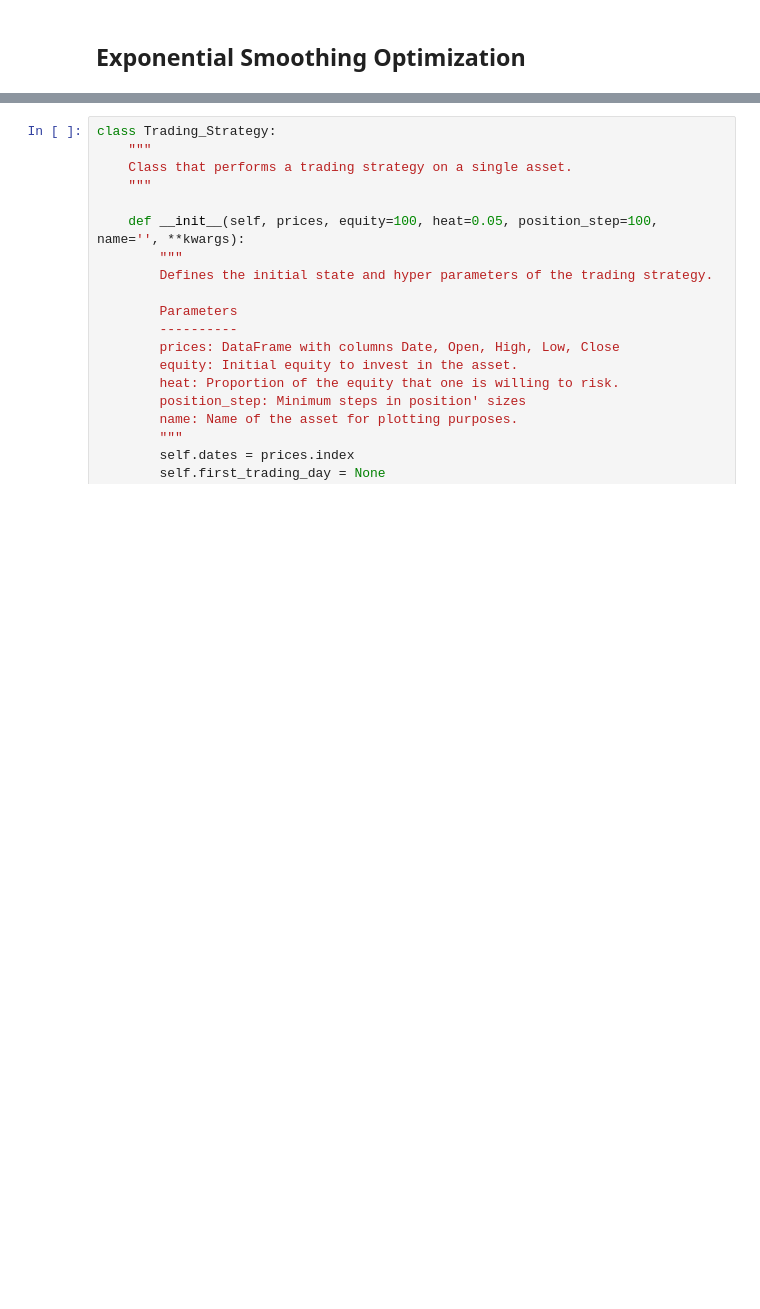
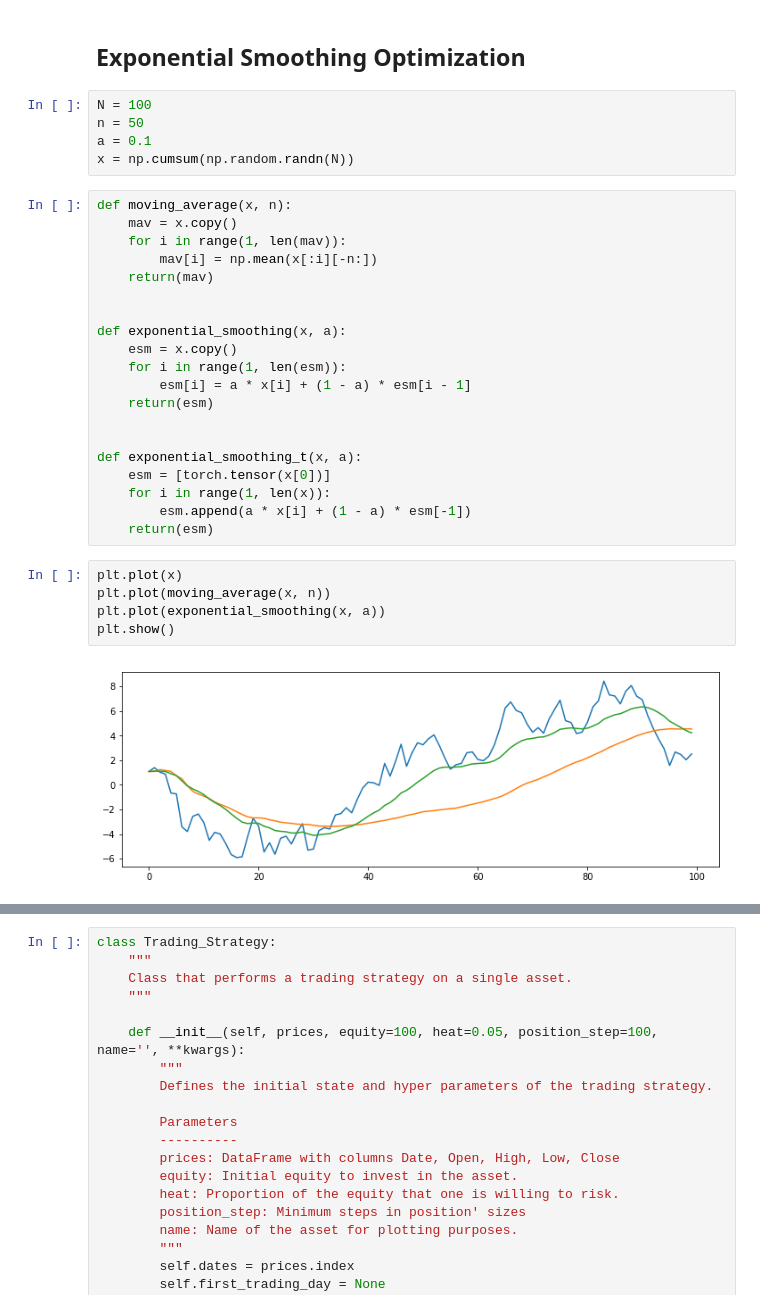
Before and after one commit to peerchen/trend-following-1, a Jupyter notebook: Temp.ipynb, the cells around one changed output, grey strips where cells are left out. Drawn from its saved outputs; the diff is of its cells as text; blank space fills up the shorter version.

```diff
--- a/Temp.ipynb
+++ b/Temp.ipynb
@@ -190,2 +248,34 @@ plt.show()
 # %% [markdown]
 ## Exponential Smoothing Optimization
+# %%
+N = 100
+n = 50
+a = 0.1
+x = np.cumsum(np.random.randn(N))
+# %%
+def moving_average(x, n):
+    mav = x.copy()
+    for i in range(1, len(mav)):
+        mav[i] = np.mean(x[:i][-n:])
+    return(mav)
+
+
+def exponential_smoothing(x, a):
+    esm = x.copy()
+    for i in range(1, len(esm)):
+        esm[i] = a * x[i] + (1 - a) * esm[i - 1]
+    return(esm)
+
+
+def exponential_smoothing_t(x, a):
+    esm = [torch.tensor(x[0])]
+    for i in range(1, len(x)):
+        esm.append(a * x[i] + (1 - a) * esm[-1])
+    return(esm)
+# %%
+plt.plot(x)
+plt.plot(moving_average(x, n))
+plt.plot(exponential_smoothing(x, a))
+plt.show()
+# %% [output]
+[figure, added]
```
Also changed, not shown: parts of 29 cells of this notebook.
